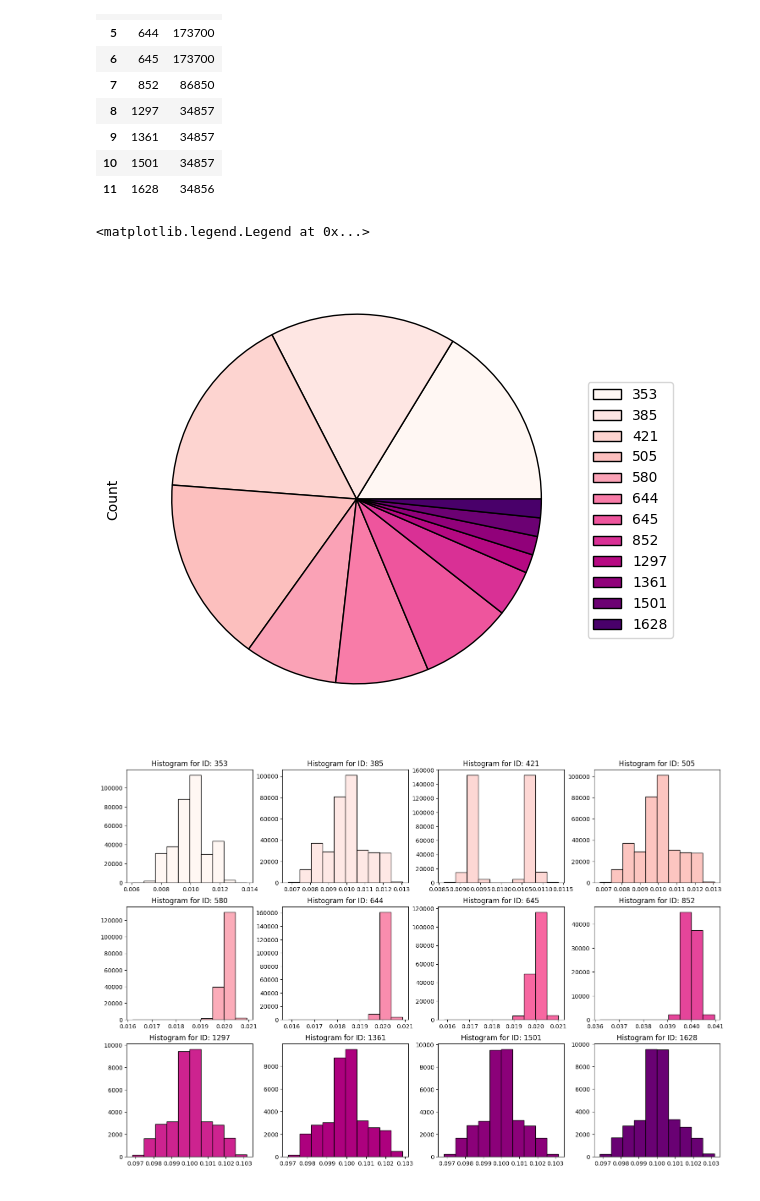
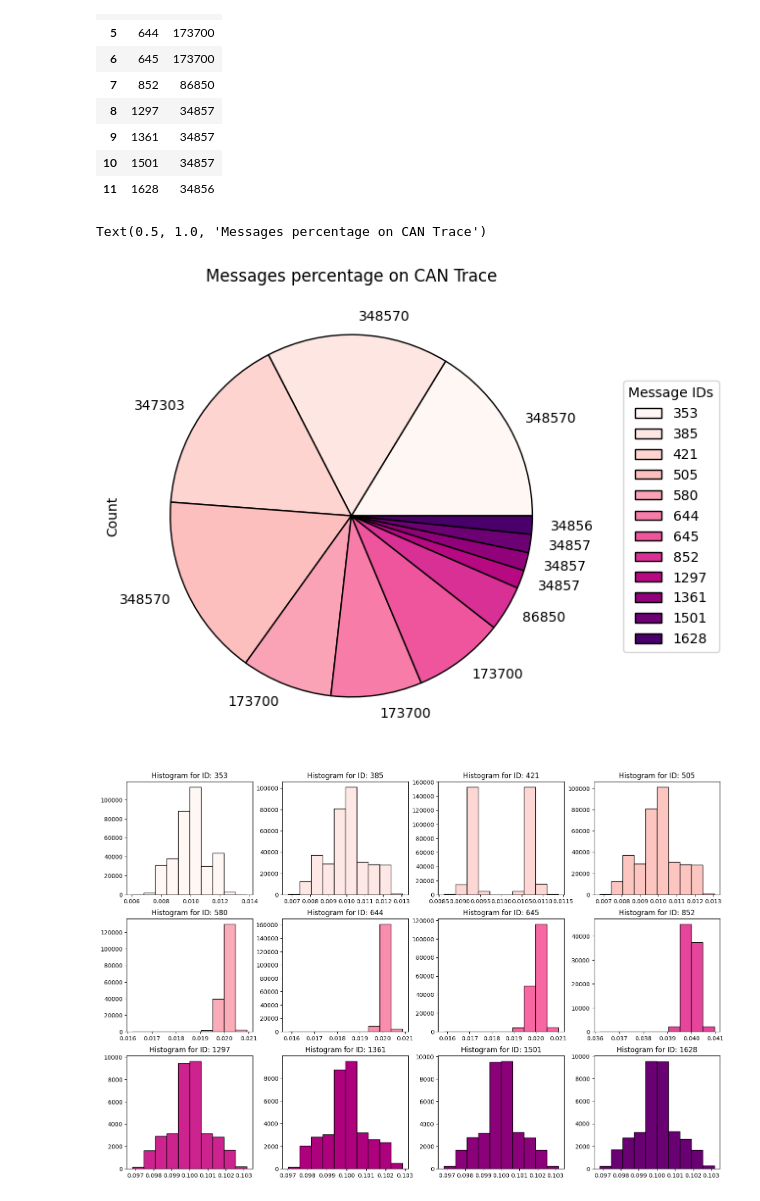
Before and after one commit to nicoletavoinea/BachelorProject, a Jupyter notebook: bachelor_project/GoogleColab/CANAttacksDetection.ipynb, the cells around one changed output. Saved outputs shown, nothing was run; the diff lists cells and outputs as text; code cells hidden in the pictures.

```diff
--- a/bachelor_project/GoogleColab/CANAttacksDetection.ipynb
+++ b/bachelor_project/GoogleColab/CANAttacksDetection.ipynb
@@ -76,12 +78,12 @@ IDs
 | 10 | 1501 | 34857 |
 | 11 | 1628 | 34856 |
 # %%
-plot = IDs.plot.pie(y='Count',labels=None, figsize=(6,6),cmap=mpl.colormaps['RdPu'],shadow=False,wedgeprops={'linewidth': 1.0, 'edgecolor': 'black'})
-plt.legend(IDs['ID'], loc=(1, 0.2))
+plot = IDs.plot.pie(y='Count',labels=IDs['Count'], figsize=(6,10),cmap=mpl.colormaps['RdPu'],shadow=False,wedgeprops={'linewidth': 1.0, 'edgecolor': 'black'})
+plt.legend(IDs['ID'], loc=(1, 0.2),title='Message IDs')
 plt.title('Messages percentage on CAN Trace')
 # %% [output]
-<matplotlib.legend.Legend at 0x...>
+Text(0.5, 1.0, 'Messages percentage on CAN Trace')
-[figure, old version]
+[figure, new version]
 # %%
 def CycleTimePlots(ids):
   fig, axes = plt.subplots(nrows=12, ncols=1, figsize=(12, 20))
```
Also changed, not shown: parts of 84 cells of this notebook.
